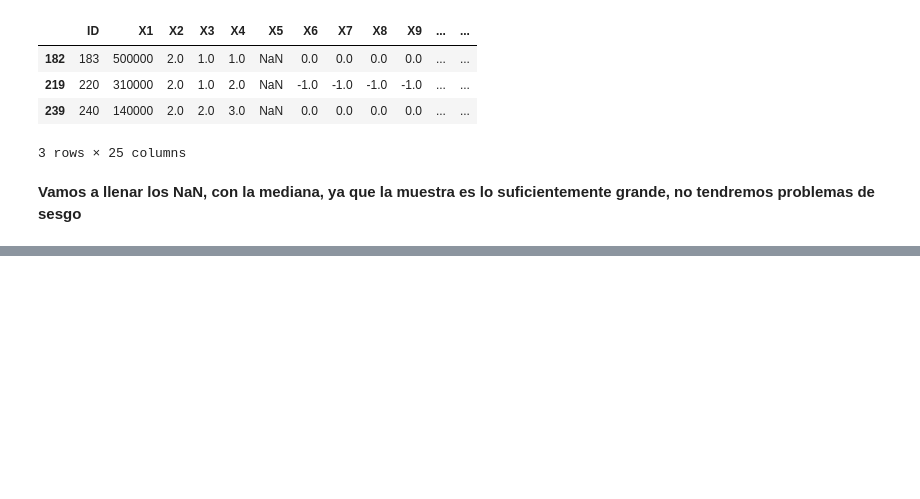
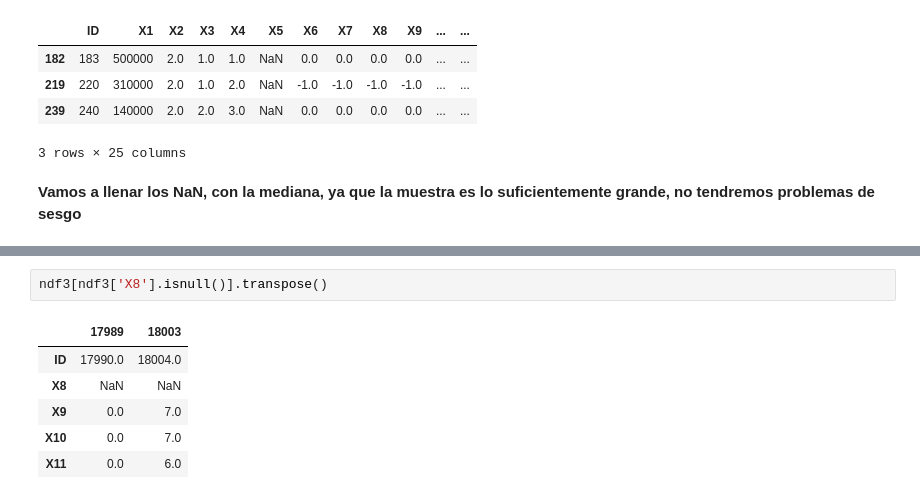
Before and after one commit to PosgradoMNA/actividades-de-aprendizaje-rafaelsangarcia, a Jupyter notebook: Actividad3_A01182780.ipynb, the cells around one changed output, grey strips where cells are left out. Cells and saved outputs as stored; diff of their text form; blank space fills up the shorter version.

```diff
--- a/Actividad3_A01182780.ipynb
+++ b/Actividad3_A01182780.ipynb
@@ -238,0 +273,9 @@ ndf[ndf['X8'].isnull()]
+# %%
+ndf3[ndf3['X8'].isnull()].transpose()
+# %% [output]
+|  | 17989 | 18003 |
+| ID | 17990.0 | 18004.0 |
+| X8 | NaN | NaN |
+| X9 | 0.0 | 7.0 |
+| X10 | 0.0 | 7.0 |
+| X11 | 0.0 | 6.0 |
```
Also changed, not shown: parts of 18 cells of this notebook.
